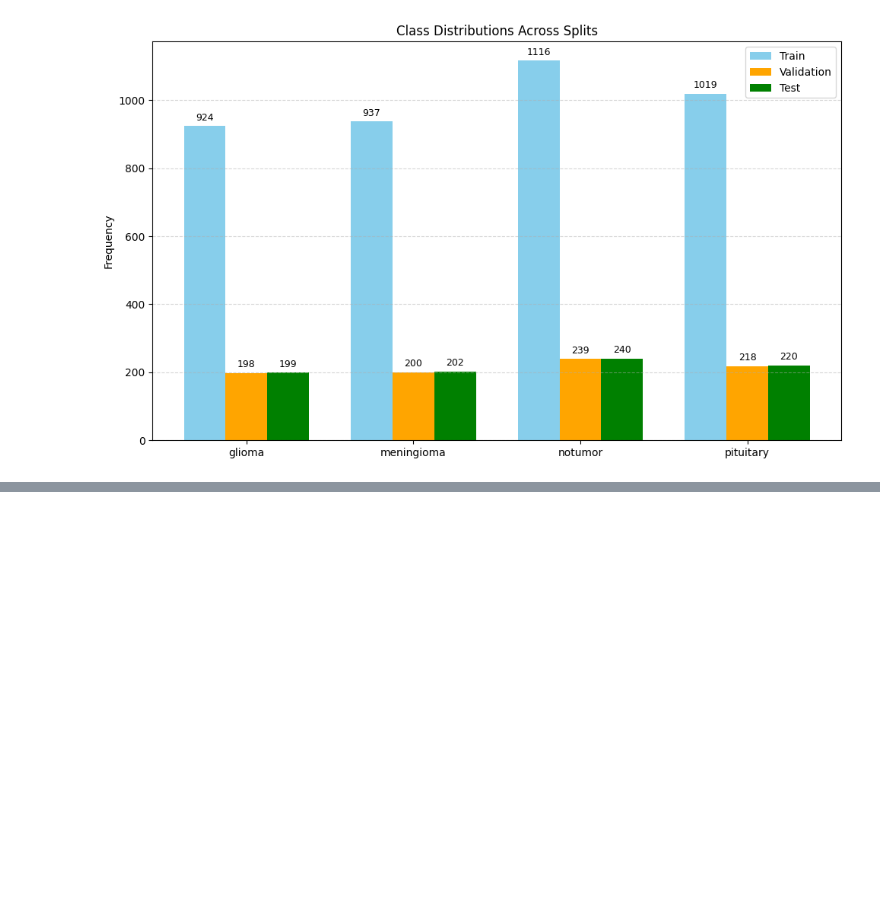
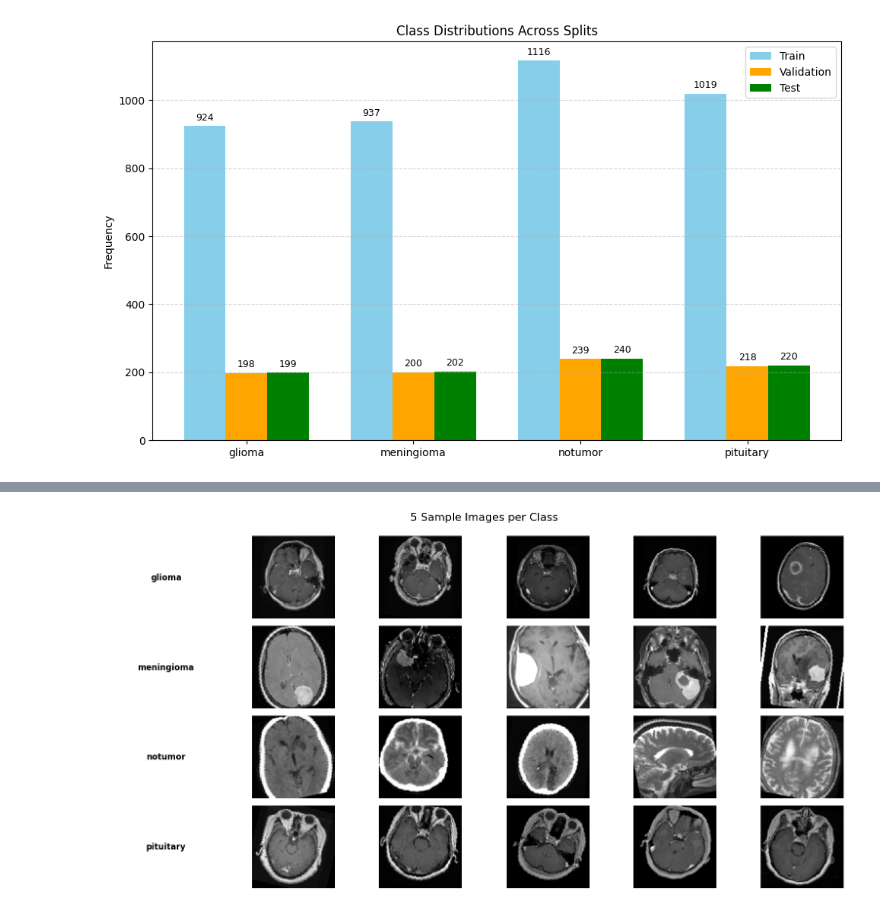
Before and after one commit to JsteinerDataEngineer/brain_tumor_identification, a Jupyter notebook: notebooks/brain_tumor_identification.ipynb, the cells around one changed output, grey strips where cells are left out. Drawn from its saved outputs; the diff is of its cells as text; code cells hidden in the pictures; blank space fills up the shorter version.

```diff
--- a/notebooks/brain_tumor_identification.ipynb
+++ b/notebooks/brain_tumor_identification.ipynb
@@ -431,0 +545,9 @@ plt.show()
+# %%
+# visualize train dataset for custom models
+dataset = load_data(dataset_path=raw_data_path,
+                    transform_pipeline="train",
+                    return_dataloader=False)
+
+display_sample_images_per_class(dataset, LABEL_NAMES)
+# %% [output]
+[figure, added]
```
Also changed, not shown: parts of 15 cells of this notebook, 6 other files.
